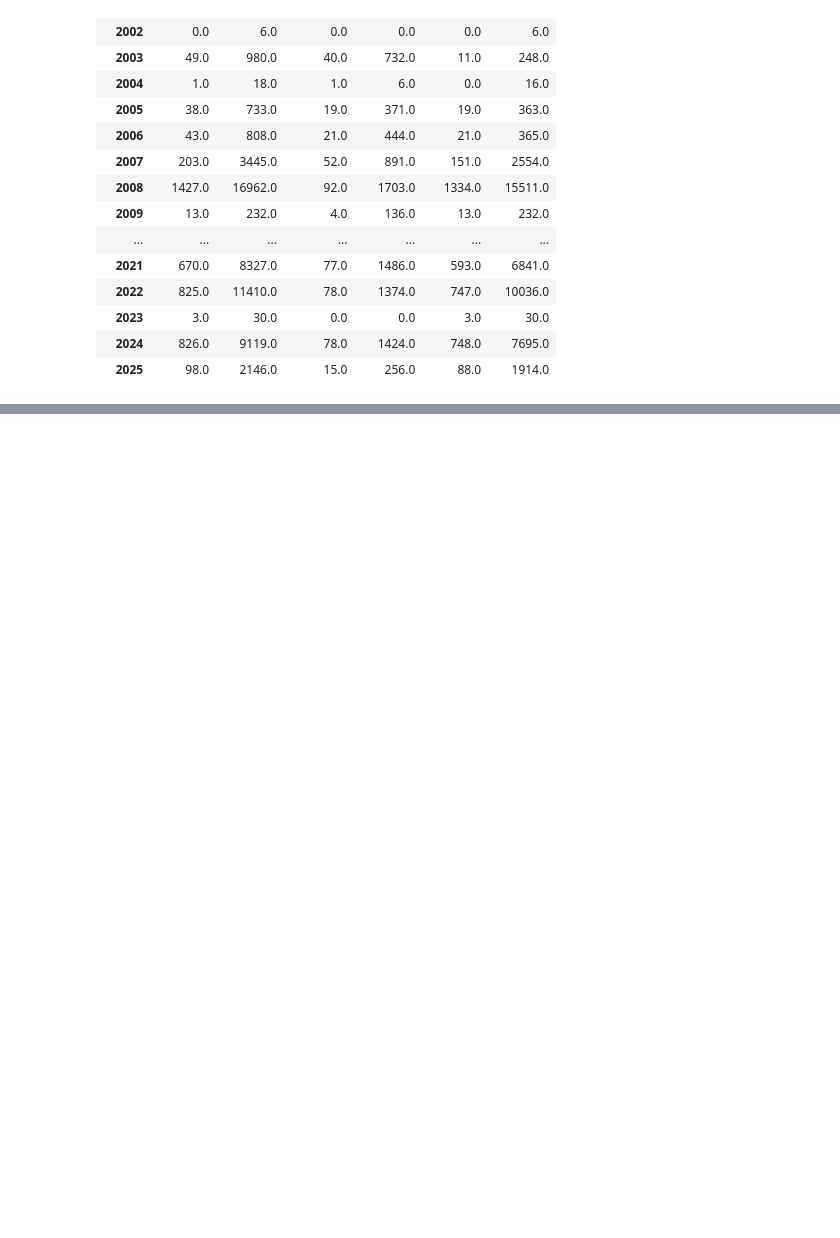
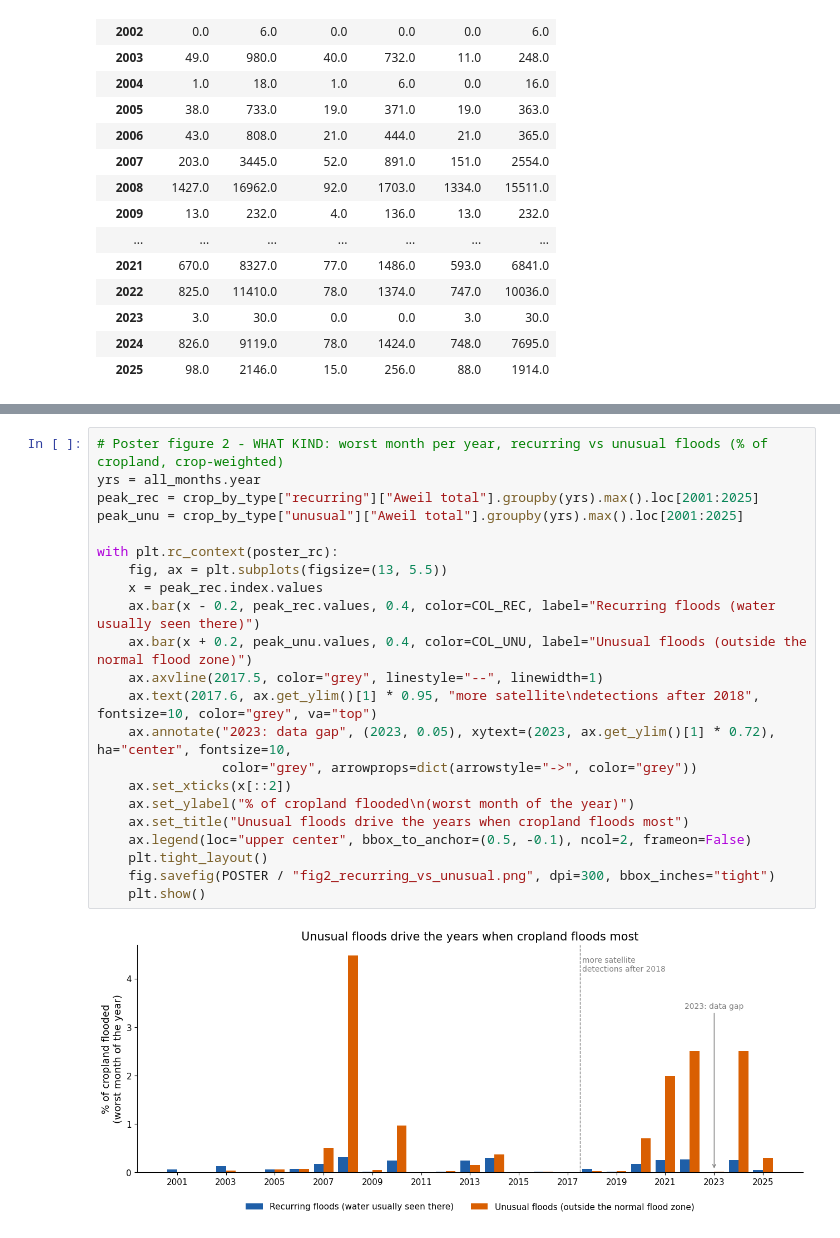
Before and after one commit to TomasTesar/JBG060_ZHL_2026, a Jupyter notebook: Cropland_analysis.ipynb, the cells around one changed output, grey strips where cells are left out. Cells and saved outputs as stored; diff of their text form; blank space fills up the shorter version.

```diff
--- a/Cropland_analysis.ipynb
+++ b/Cropland_analysis.ipynb
@@ -790,0 +844,24 @@ plt.show()
+# %%
+# Poster figure 2 - WHAT KIND: worst month per year, recurring vs unusual floods (% of cropland, crop-weighted)
+yrs = all_months.year
+peak_rec = crop_by_type["recurring"]["Aweil total"].groupby(yrs).max().loc[2001:2025]
+peak_unu = crop_by_type["unusual"]["Aweil total"].groupby(yrs).max().loc[2001:2025]
+
+with plt.rc_context(poster_rc):
+    fig, ax = plt.subplots(figsize=(13, 5.5))
+    x = peak_rec.index.values
+    ax.bar(x - 0.2, peak_rec.values, 0.4, color=COL_REC, label="Recurring floods (water usually seen there)")
+    ax.bar(x + 0.2, peak_unu.values, 0.4, color=COL_UNU, label="Unusual floods (outside the normal flood zone)")
+    ax.axvline(2017.5, color="grey", linestyle="--", linewidth=1)
+    ax.text(2017.6, ax.get_ylim()[1] * 0.95, "more satellite\ndetections after 2018", fontsize=10, color="grey", va="top")
+    ax.annotate("2023: data gap", (2023, 0.05), xytext=(2023, ax.get_ylim()[1] * 0.72), ha="center", fontsize=10,
+                color="grey", arrowprops=dict(arrowstyle="->", color="grey"))
+    ax.set_xticks(x[::2])
+    ax.set_ylabel("% of cropland flooded\n(worst month of the year)")
+    ax.set_title("Unusual floods drive the years when cropland floods most")
+    ax.legend(loc="upper center", bbox_to_anchor=(0.5, -0.1), ncol=2, frameon=False)
+    plt.tight_layout()
+    fig.savefig(POSTER / "fig2_recurring_vs_unusual.png", dpi=300, bbox_inches="tight")
+    plt.show()
+# %% [output]
+[figure, added]
```
Also changed, not shown: parts of 8 cells of this notebook, 13 other files.
